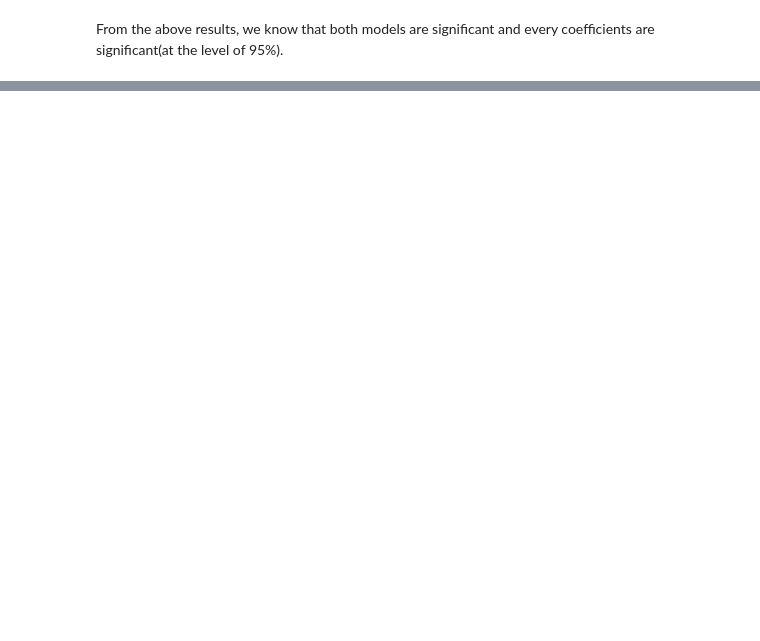
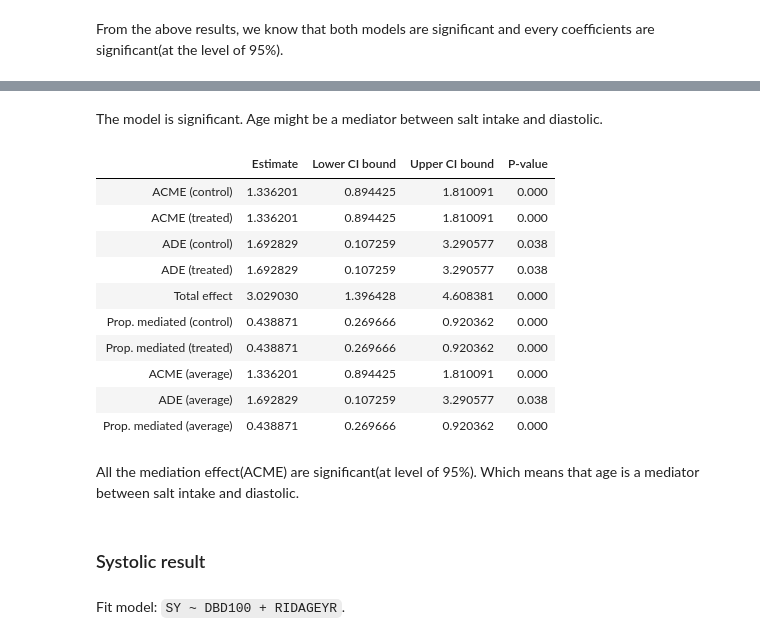
Before and after one commit to multisensorylb/stats506, a Jupyter notebook: Codes/Python/report.ipynb, the cells around one changed output, grey strips where cells are left out. Saved outputs shown, nothing was run; the diff lists cells and outputs as text; code cells hidden in the pictures; blank space fills up the shorter version.

```diff
--- a/Codes/Python/report.ipynb
+++ b/Codes/Python/report.ipynb
@@ -165,0 +200,4 @@ From the above results, we know that both models are significant and every coeff
+# %%
+df['waist_sd'] = df['BMXWAIST'].std()
+df['waist_up']=df['BMXWAIST']+df['waist_sd']
+df['waist_down']=df['BMXWAIST']-df['waist_sd']
@@ -165,0 +472,35 @@ From the above results, we know that both models are significant and every coeff
+# %% [markdown]
+The model is significant. Age might be a mediator between salt intake and diastolic.
+# %%
+# Create design matrix
+DI,model_mat = patsy.dmatrices("DI ~ DBD100 + RIDAGEYR", data=df)
+df_med_DI=pd.DataFrame(model_mat).iloc[:,1:]
+df_med_DI.columns=['DBD2','DBD3','RIDAGEYR']
+df_med_DI['DI']=DI
+
+# origin model and mediator model
+med_model_DI=OLS.from_formula('DI ~ RIDAGEYR+DBD2+DBD3', data=df_med_DI)
+mediator_DI=OLS.from_formula('RIDAGEYR ~ DBD2+DBD3', data=df_med_DI)
+
+# origin model and mediator model
+med_DI = Mediation(med_model_DI,mediator_DI,['DBD2','DBD3'],'RIDAGEYR').fit()
+med_DI.summary()
+# %% [output]
+|  | Estimate | Lower CI bound | Upper CI bound | P-value |
+| ACME (control) | 1.336201 | 0.894425 | 1.810091 | 0.000 |
+| ACME (treated) | 1.336201 | 0.894425 | 1.810091 | 0.000 |
+| ADE (control) | 1.692829 | 0.107259 | 3.290577 | 0.038 |
+| ADE (treated) | 1.692829 | 0.107259 | 3.290577 | 0.038 |
+| Total effect | 3.029030 | 1.396428 | 4.608381 | 0.000 |
+| Prop. mediated (control) | 0.438871 | 0.269666 | 0.920362 | 0.000 |
+| Prop. mediated (treated) | 0.438871 | 0.269666 | 0.920362 | 0.000 |
+| ACME (average) | 1.336201 | 0.894425 | 1.810091 | 0.000 |
+| ADE (average) | 1.692829 | 0.107259 | 3.290577 | 0.038 |
+| Prop. mediated (average) | 0.438871 | 0.269666 | 0.920362 | 0.000 |
+# %% [markdown]
+All the mediation effect(ACME) are significant(at level of 95%).
+Which means that age is a mediator between salt intake and diastolic.
+# %% [markdown]
+### Systolic result
+# %% [markdown]
+Fit model: `SY ~ DBD100 + RIDAGEYR`.
```
Also changed, not shown: parts of 41 cells of this notebook.
